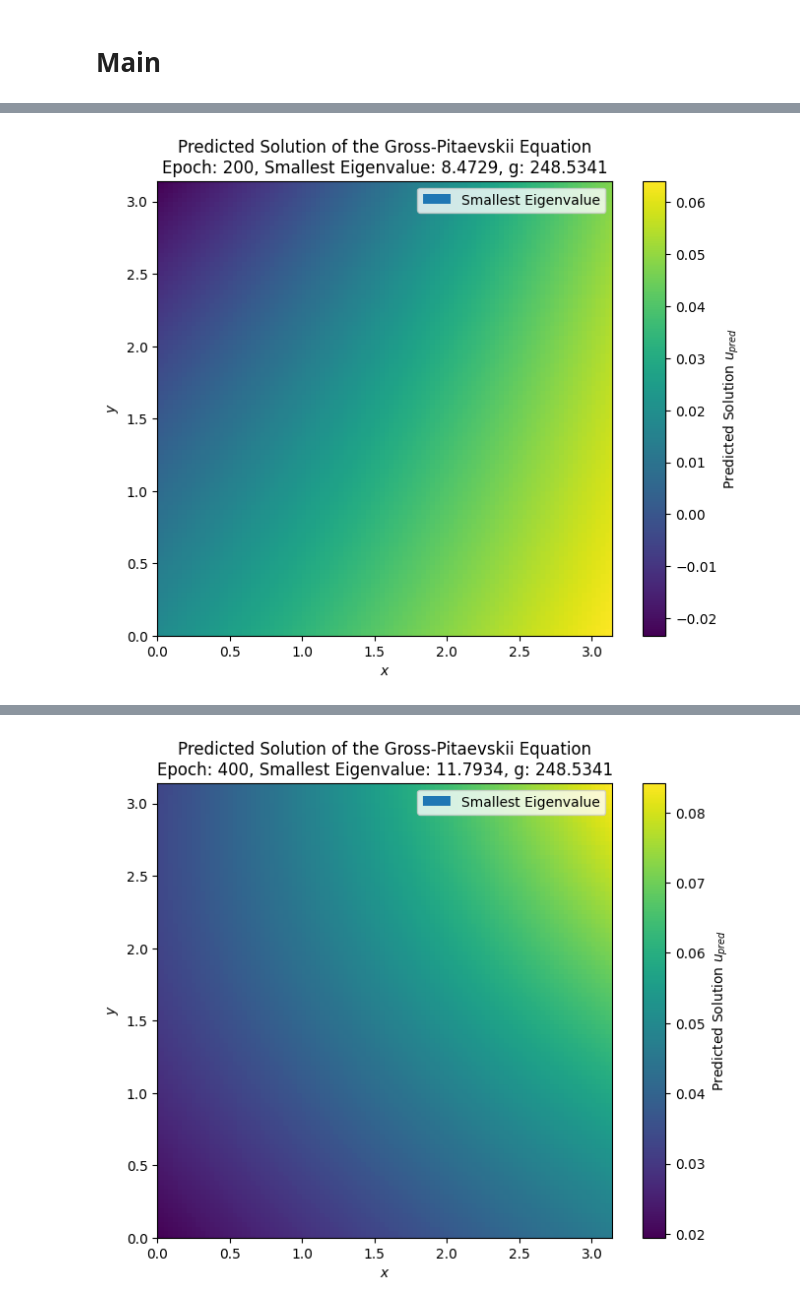
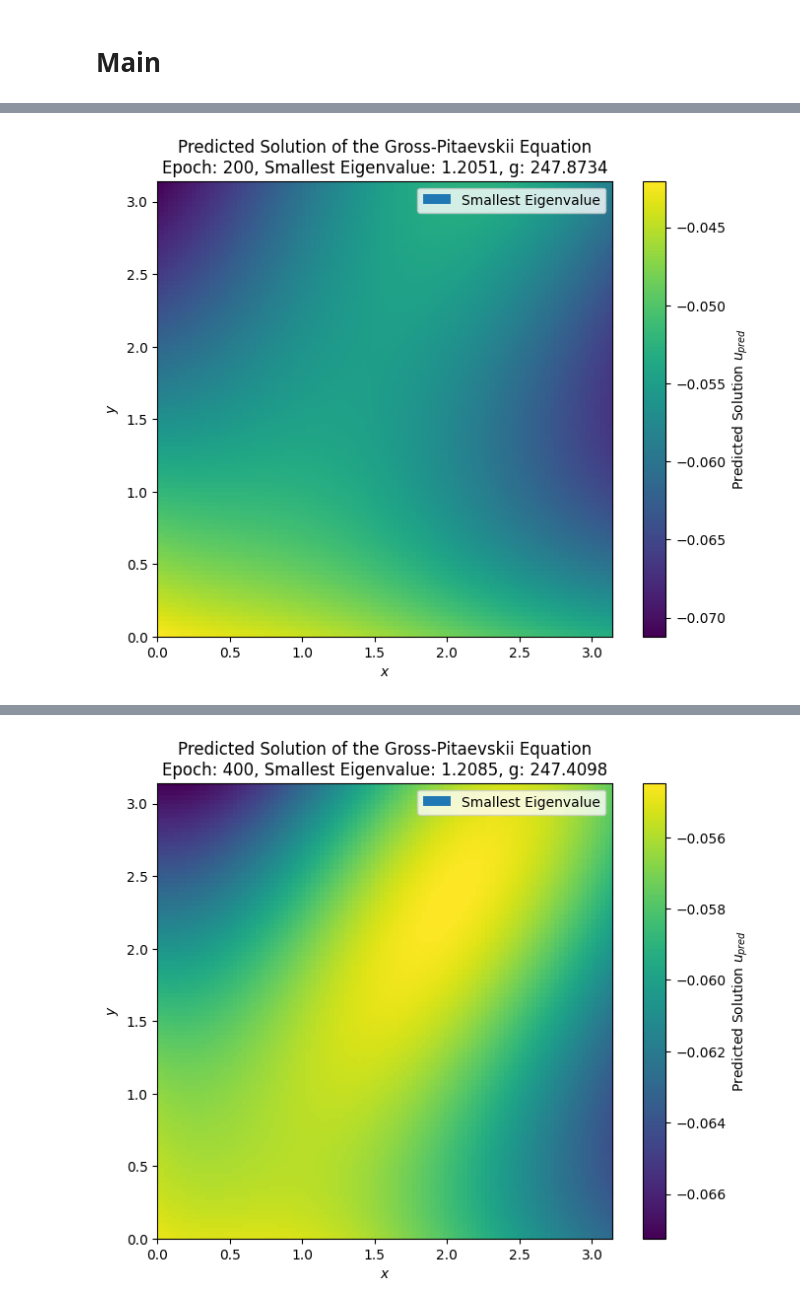
Before and after one commit to LevBahn/Gross-Pitaevskii-Eigenvalue-problem, a Jupyter notebook: Notebooks/Gross_Pitaevskii/Gross_Pitaevskii_2D_Minimal.ipynb, the cells around one changed output, grey strips where cells are left out. Drawn from its saved outputs; the diff is of its cells as text; code cells hidden in the pictures.

```diff
--- a/Notebooks/Gross_Pitaevskii/Gross_Pitaevskii_2D_Minimal.ipynb
+++ b/Notebooks/Gross_Pitaevskii/Gross_Pitaevskii_2D_Minimal.ipynb
@@ -72,19 +73,20 @@ class GrossPitaevskiiPINN(nn.Module):
         """Computes the PDE loss for the Gross-Pitaevskii equation."""
         u = predictions
 
-        # Compute gradients
-        u_x = torch.autograd.grad(u, inputs, grad_outputs=torch.ones_like(u), create_graph=True)[0]
+        # Compute first and second derivatives with respect to x and y
+        u_x = grad(u, inputs, grad_outputs=torch.ones_like(u), create_graph=True)[0][:, 0]
+        u_y = grad(u, inputs, grad_outputs=torch.ones_like(u), create_graph=True)[0][:, 1]
 
-        # Second derivatives of the Laplacian (∇²u)
-        u_xx = torch.autograd.grad(u_x[:, 0], inputs, grad_outputs=torch.ones_like(u_x[:, 0]), create_graph=True)[0][:,0]
-        u_yy = torch.autograd.grad(u_x[:, 1], inputs, grad_outputs=torch.ones_like(u_x[:, 1]), create_graph=True)[0][:,1]
+        u_xx = grad(u_x, inputs, grad_outputs=torch.ones_like(u_x), create_graph=True)[0][:, 0]
+        u_yy = grad(u_y, inputs, grad_outputs=torch.ones_like(u_y), create_graph=True)[0][:, 1]
         laplacian_u = u_xx + u_yy
 
         # Compute λ directly from the energy functional
-        lambda_pde = torch.mean(laplacian_u + self.get_interaction_strength() * torch.abs(u ** 2) * u) / torch.mean(u ** 2)
+        V = self.compute_potential(inputs)
+        lambda_pde = torch.mean(u_x ** 2 + u_y ** 2 + V * u ** 2 + self.get_interaction_strength() * u ** 4) / torch.mean(u ** 2)
 
         # Residual of the PDE (Gross-Pitaevskii equation)
-        pde_residual = -laplacian_u + self.get_interaction_strength() * torch.abs(u ** 2) * u - (lambda_pde * u)
+        pde_residual = -laplacian_u + V * u + self.get_interaction_strength() * torch.abs(u ** 2) * u - (lambda_pde * u)
 
         # Regularization: See https://arxiv.org/abs/2010.05075
 
@@ -246,7 +248,7 @@ def plot_solution(model, num_grid_pts=100, center=(np.pi/2, np.pi/2), radius=np.
 # %%
 N_u = 500  # Number of boundary points
 N_f = 10000  # Number of collocation points
-layers = [2, 400, 400, 400, 1]  # Neural network architecture
+layers = [2, 100, 100, 100, 1]  # Neural network architecture
 epochs = 1000  # Number of training epochs
 
 # Train the PINN
@@ -261 +263 @@ Epoch [200/1000], Loss: 96.389084, g: 248.5341
-[figure, old version]
+[figure, new version]
@@ -263 +265 @@ Epoch [400/1000], Loss: 90.969543, g: 248.5341
-[figure, old version]
+[figure, new version]
```
Also changed, not shown: parts of 2 cells of this notebook.
